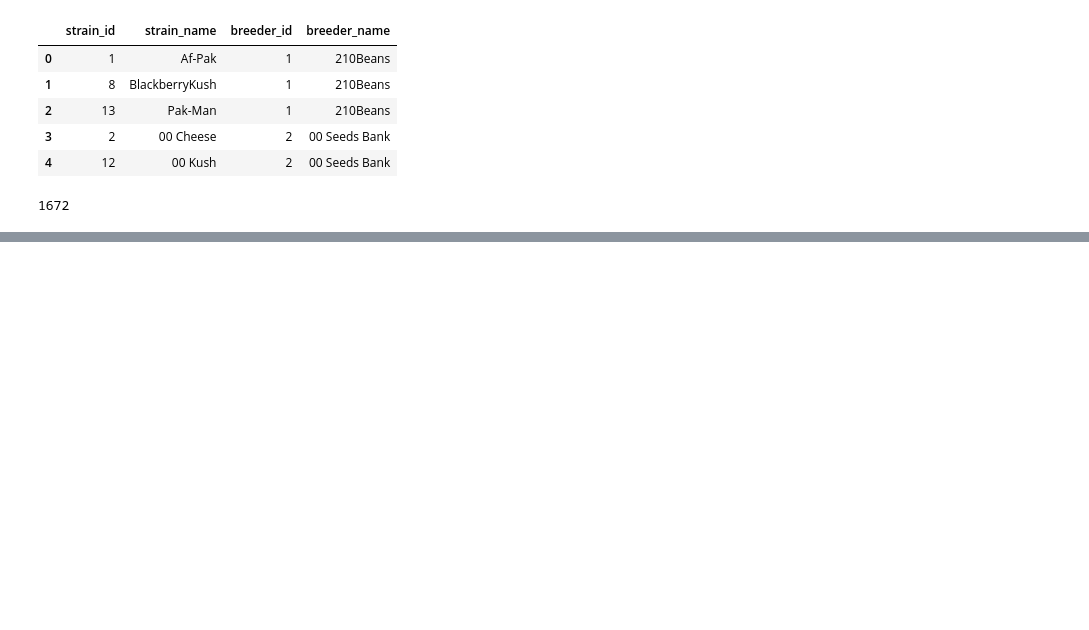
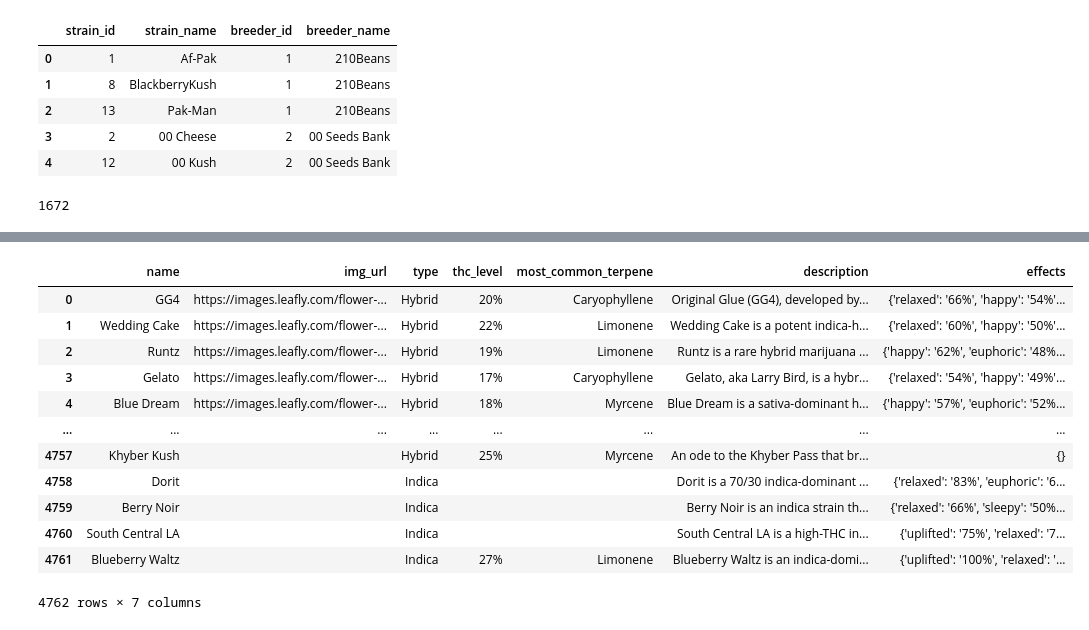
Before and after one commit to Tejasp85/ETL-Project, a Jupyter notebook: Cannabis.ipynb, the cells around one changed output, grey strips where cells are left out. Drawn from its saved outputs; the diff is of its cells as text; code cells hidden in the pictures; blank space fills up the shorter version.

```diff
--- a/Cannabis.ipynb
+++ b/Cannabis.ipynb
@@ -78,0 +113,17 @@ OperationalError: (sqlite3.OperationalError) no such column: name
+# %%
+strains_df = pd.read_json('Resources/leafly_strain_data.json')
+strains_df
+# %% [output]
+|  | name | img_url | type | thc_level | most_common_terpene | description | effects |
+| 0 | GG4 | https://images.leafly.com/flower-... | Hybrid | 20% | Caryophyllene | Original Glue (GG4), developed by... | {'relaxed': '66%', 'happy': '54%'... |
+| 1 | Wedding Cake | https://images.leafly.com/flower-... | Hybrid | 22% | Limonene | Wedding Cake is a potent indica-h... | {'relaxed': '60%', 'happy': '50%'... |
+| 2 | Runtz | https://images.leafly.com/flower-... | Hybrid | 19% | Limonene | Runtz is a rare hybrid marijuana ... | {'happy': '62%', 'euphoric': '48%... |
+| 3 | Gelato | https://images.leafly.com/flower-... | Hybrid | 17% | Caryophyllene | Gelato, aka Larry Bird, is a hybr... | {'relaxed': '54%', 'happy': '49%'... |
+| 4 | Blue Dream | https://images.leafly.com/flower-... | Hybrid | 18% | Myrcene | Blue Dream is a sativa-dominant h... | {'happy': '57%', 'euphoric': '52%... |
+| ... | ... | ... | ... | ... | ... | ... | ... |
+| 4757 | Khyber Kush |  | Hybrid | 25% | Myrcene | An ode to the Khyber Pass that br... | {} |
+| 4758 | Dorit |  | Indica |  |  | Dorit is a 70/30 indica-dominant ... | {'relaxed': '83%', 'euphoric': '6... |
+| 4759 | Berry Noir |  | Indica |  |  | Berry Noir is an indica strain th... | {'relaxed': '66%', 'sleepy': '50%... |
+| 4760 | South Central LA |  | Indica |  |  | South Central LA is a high-THC in... | {'uplifted': '75%', 'relaxed': '7... |
+| 4761 | Blueberry Waltz |  | Indica | 27% | Limonene | Blueberry Waltz is an indica-domi... | {'uplifted': '100%', 'relaxed': '... |
+4762 rows × 7 columns
```
Also changed, not shown: parts of 22 cells of this notebook, 1 other file.
